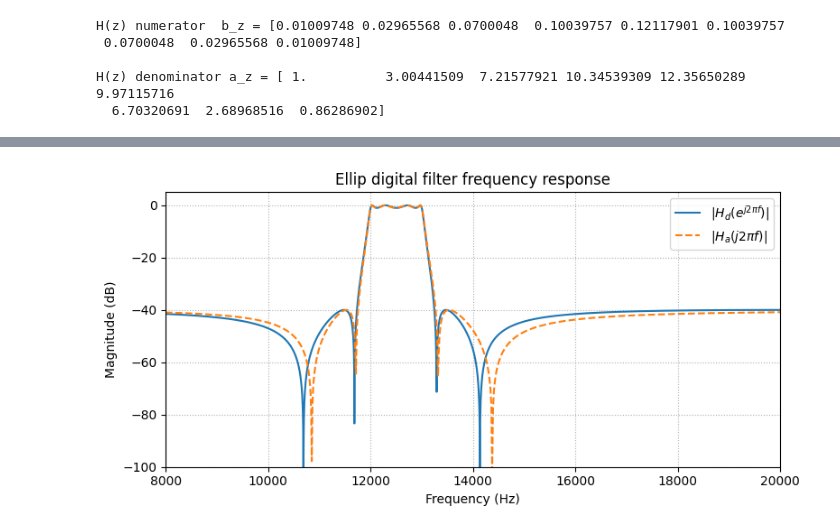
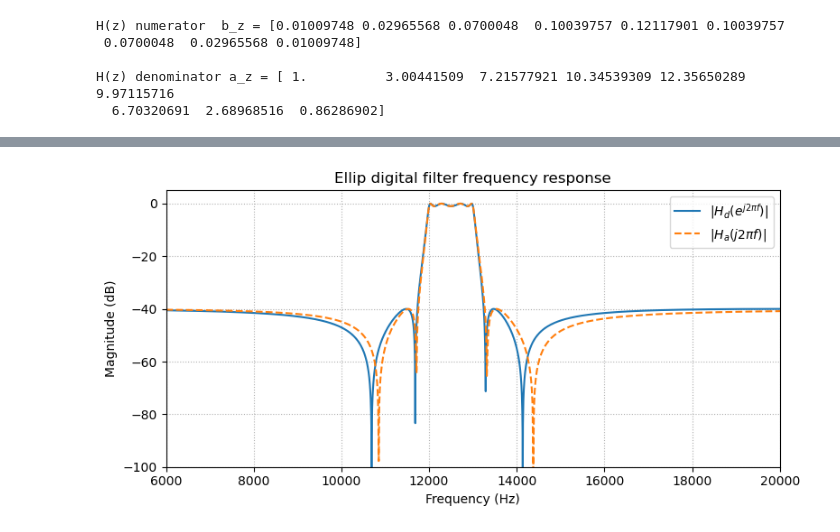
Before and after one commit to vito-pp/tps_ASSD, a Jupyter notebook: labo3/practica4/IIR_filter_bilinear_tool.ipynb, the cells around one changed output, grey strips where cells are left out. Drawn from its saved outputs; the diff is of its cells as text; code cells hidden in the pictures.

```diff
--- a/labo3/practica4/IIR_filter_bilinear_tool.ipynb
+++ b/labo3/practica4/IIR_filter_bilinear_tool.ipynb
@@ -181,32 +181,32 @@ f_z = w_z
 w_s, h_s = signal.freqs(b_a2, a_a2, worN=4096)
 f_s = w_s/(2*np.pi)
 
 # Convert to dB
 Hz_dB = 20*np.log10(np.abs(h_z) + 1e-12)
 Hs_dB = 20*np.log10(np.abs(h_s) + 1e-12)
 
 # Plot both
 plt.figure(figsize=(8,4))
 plt.plot(f_z, Hz_dB, label=r'$|H_d(e^{j2\pi f})|$')
 plt.plot(f_s, Hs_dB, label=r'$|H_a(j2\pi f)|$', linestyle='--')
 # give the lines labels so they appear in the legend
 if(fshape   != 'bandpass' and fshape != 'bandstop' ):
     plt.axvline(fp,  color='green', linestyle=':', label=r'$f_p$')
     plt.axvline(fsb, color='red',   linestyle=':', label=r'$f_{sb}$')
 
 plt.title(f"{approx.capitalize()} digital filter frequency response")
 plt.xlabel('Frequency (Hz)')
 plt.ylabel('Magnitude (dB)')
 plt.ylim(-100, 5)
 # tighten the x–range around your region of interest
 if(fshape   == 'bandpass' or fshape == 'bandstop' ):
-    plt.xlim(8000, fs/2)
+    plt.xlim(fp[0]/2, fs/2)
 else:
     plt.xlim(fp/2, fs/2)
 plt.legend(loc='best')
 plt.grid(which='both', linestyle=':')
 plt.tight_layout()
 plt.savefig('BODE_plot.png', dpi=300)
 plt.show()
 # %% [output]
-[figure, old version]
+[figure, new version]
```
Also changed, not shown: parts of 3 cells of this notebook, 12 other files.
